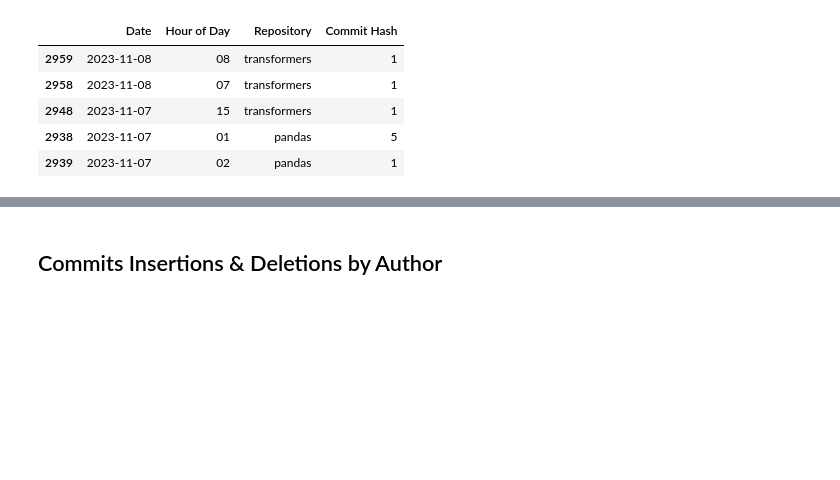
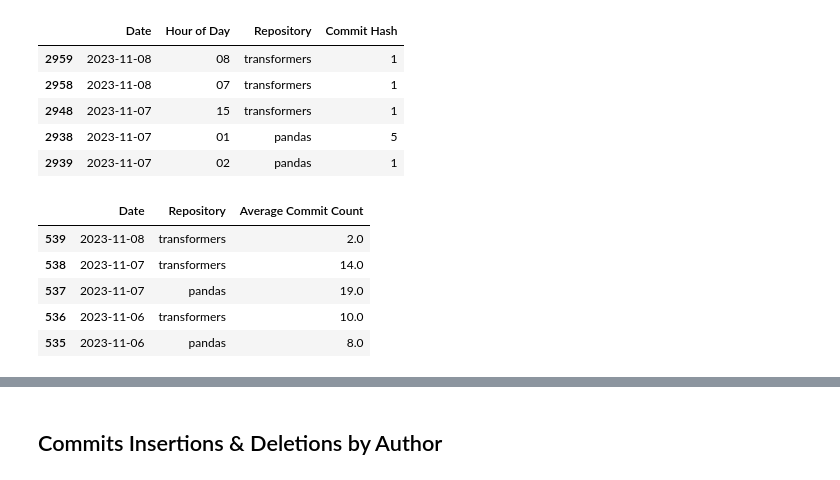
Before and after one commit to anila-qureshi/projects, a Jupyter notebook: exploratory_data_analysis.ipynb, the cells around one changed output, grey strips where cells are left out. Saved outputs shown, nothing was run; the diff lists cells and outputs as text; code cells hidden in the pictures; blank space fills up the shorter version.

Commit message:
updating the read.me file and also adding in some more basic exploratory data analysis

```diff
--- a/exploratory_data_analysis.ipynb
+++ b/exploratory_data_analysis.ipynb
@@ -241,3 +243,20 @@ commit_hashes_sorted_by_hour.head(5)
 | 2948 | 2023-11-07 | 15 | transformers | 1 |
 | 2938 | 2023-11-07 | 01 | pandas | 5 |
 | 2939 | 2023-11-07 | 02 | pandas | 1 |
+# %%
+#look at the the average number of commit hashes by day
+#set up count
+commit_hashes = filtered_data.groupby(['Date', 'Repository'])['Commit Hash'].count().reset_index(name='Commit Count')
+#set up average
+average_commit_hashes = commit_hashes.groupby(['Date', 'Repository'])['Commit Count'].mean().reset_index(name='Average Commit Count')
+#sort by date descending
+average_commit_hashes_sorted = average_commit_hashes.sort_values(by='Date', ascending=False)
+#preview
+average_commit_hashes_sorted.head(5)
+# %% [output]
+|  | Date | Repository | Average Commit Count |
+| 539 | 2023-11-08 | transformers | 2.0 |
+| 538 | 2023-11-07 | transformers | 14.0 |
+| 537 | 2023-11-07 | pandas | 19.0 |
+| 536 | 2023-11-06 | transformers | 10.0 |
+| 535 | 2023-11-06 | pandas | 8.0 |
```
Also changed, not shown: parts of 10 cells of this notebook, 1 other file.
